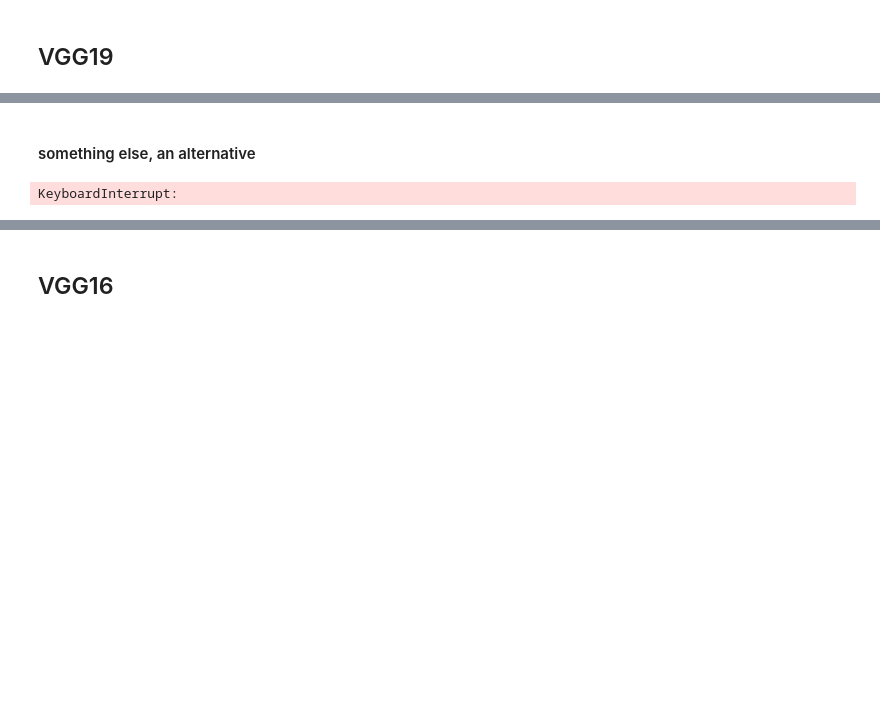
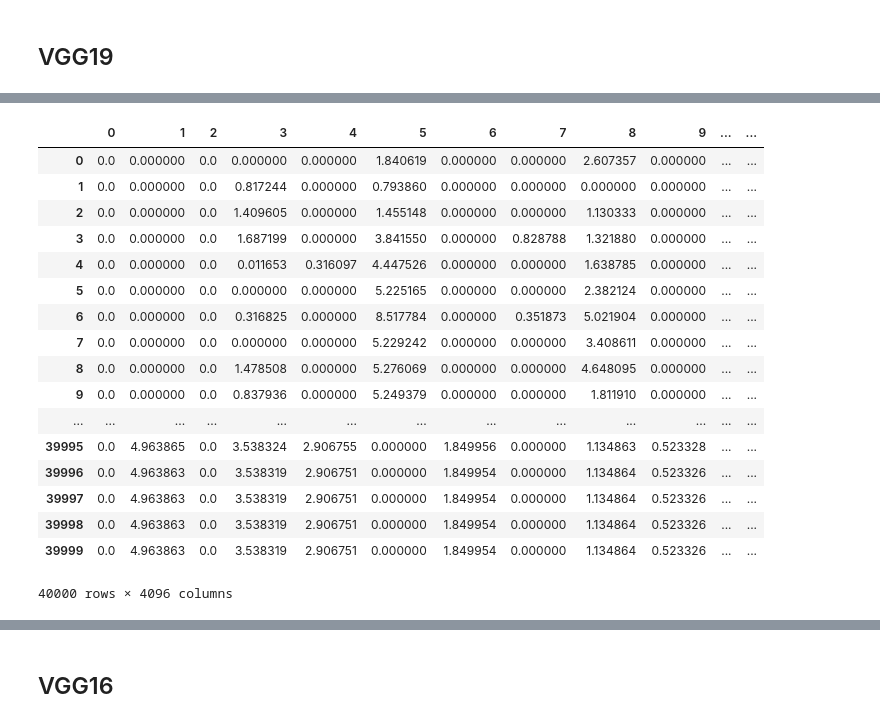
Before and after one commit to helenjin/APL, a Jupyter notebook: APL.ipynb, the cells around one changed output, grey strips where cells are left out. Cells and saved outputs as stored; diff of their text form; code cells hidden in the pictures; blank space fills up the shorter version.

```diff
--- a/APL.ipynb
+++ b/APL.ipynb
@@ -230,14 +237,0 @@ Downloading data from https://s3.amazonaws.com/deep-learning-models/image-models
-# %% [markdown]
-#### something else, an alternative
-# %%
-vgg19_feature_list = []
-for patch in patches:
-    #img_data = image.img_to_array(img)
-    img_data = np.expand_dims(patch, axis=0)
-    img_data = vgg19.preprocess_input(img_data)
-
-    vgg19_feature = vgg19_model.predict(img_data)
-    vgg19_feature_np = np.array(vgg19_feature)
-    vgg19_feature_list.append(vgg19_feature_np.flatten())
-# %% [output]
-KeyboardInterrupt:
@@ -249,0 +238,25 @@ vgg19_feature_list_np.shape
+# %%
+import pandas as pd
+
+vgg19_model_fc1_features = pd.read_csv('vgg19_model_fc1_features.csv', sep=',', header=None)
+
+vgg19_model_fc1_features
+# %% [output]
+|  | 0 | 1 | 2 | 3 | 4 | 5 | 6 | 7 | 8 | 9 | ... | ... |
+| 0 | 0.0 | 0.000000 | 0.0 | 0.000000 | 0.000000 | 1.840619 | 0.000000 | 0.000000 | 2.607357 | 0.000000 | ... | ... |
+| 1 | 0.0 | 0.000000 | 0.0 | 0.817244 | 0.000000 | 0.793860 | 0.000000 | 0.000000 | 0.000000 | 0.000000 | ... | ... |
+| 2 | 0.0 | 0.000000 | 0.0 | 1.409605 | 0.000000 | 1.455148 | 0.000000 | 0.000000 | 1.130333 | 0.000000 | ... | ... |
+| 3 | 0.0 | 0.000000 | 0.0 | 1.687199 | 0.000000 | 3.841550 | 0.000000 | 0.828788 | 1.321880 | 0.000000 | ... | ... |
+| 4 | 0.0 | 0.000000 | 0.0 | 0.011653 | 0.316097 | 4.447526 | 0.000000 | 0.000000 | 1.638785 | 0.000000 | ... | ... |
+| 5 | 0.0 | 0.000000 | 0.0 | 0.000000 | 0.000000 | 5.225165 | 0.000000 | 0.000000 | 2.382124 | 0.000000 | ... | ... |
+| 6 | 0.0 | 0.000000 | 0.0 | 0.316825 | 0.000000 | 8.517784 | 0.000000 | 0.351873 | 5.021904 | 0.000000 | ... | ... |
+| 7 | 0.0 | 0.000000 | 0.0 | 0.000000 | 0.000000 | 5.229242 | 0.000000 | 0.000000 | 3.408611 | 0.000000 | ... | ... |
+| 8 | 0.0 | 0.000000 | 0.0 | 1.478508 | 0.000000 | 5.276069 | 0.000000 | 0.000000 | 4.648095 | 0.000000 | ... | ... |
+| 9 | 0.0 | 0.000000 | 0.0 | 0.837936 | 0.000000 | 5.249379 | 0.000000 | 0.000000 | 1.811910 | 0.000000 | ... | ... |
+| ... | ... | ... | ... | ... | ... | ... | ... | ... | ... | ... | ... | ... |
+| 39995 | 0.0 | 4.963865 | 0.0 | 3.538324 | 2.906755 | 0.000000 | 1.849956 | 0.000000 | 1.134863 | 0.523328 | ... | ... |
+| 39996 | 0.0 | 4.963863 | 0.0 | 3.538319 | 2.906751 | 0.000000 | 1.849954 | 0.000000 | 1.134864 | 0.523326 | ... | ... |
+| 39997 | 0.0 | 4.963863 | 0.0 | 3.538319 | 2.906751 | 0.000000 | 1.849954 | 0.000000 | 1.134864 | 0.523326 | ... | ... |
+| 39998 | 0.0 | 4.963863 | 0.0 | 3.538319 | 2.906751 | 0.000000 | 1.849954 | 0.000000 | 1.134864 | 0.523326 | ... | ... |
+| 39999 | 0.0 | 4.963863 | 0.0 | 3.538319 | 2.906751 | 0.000000 | 1.849954 | 0.000000 | 1.134864 | 0.523326 | ... | ... |
+40000 rows × 4096 columns
```
Also changed, not shown: parts of 75 cells of this notebook.
